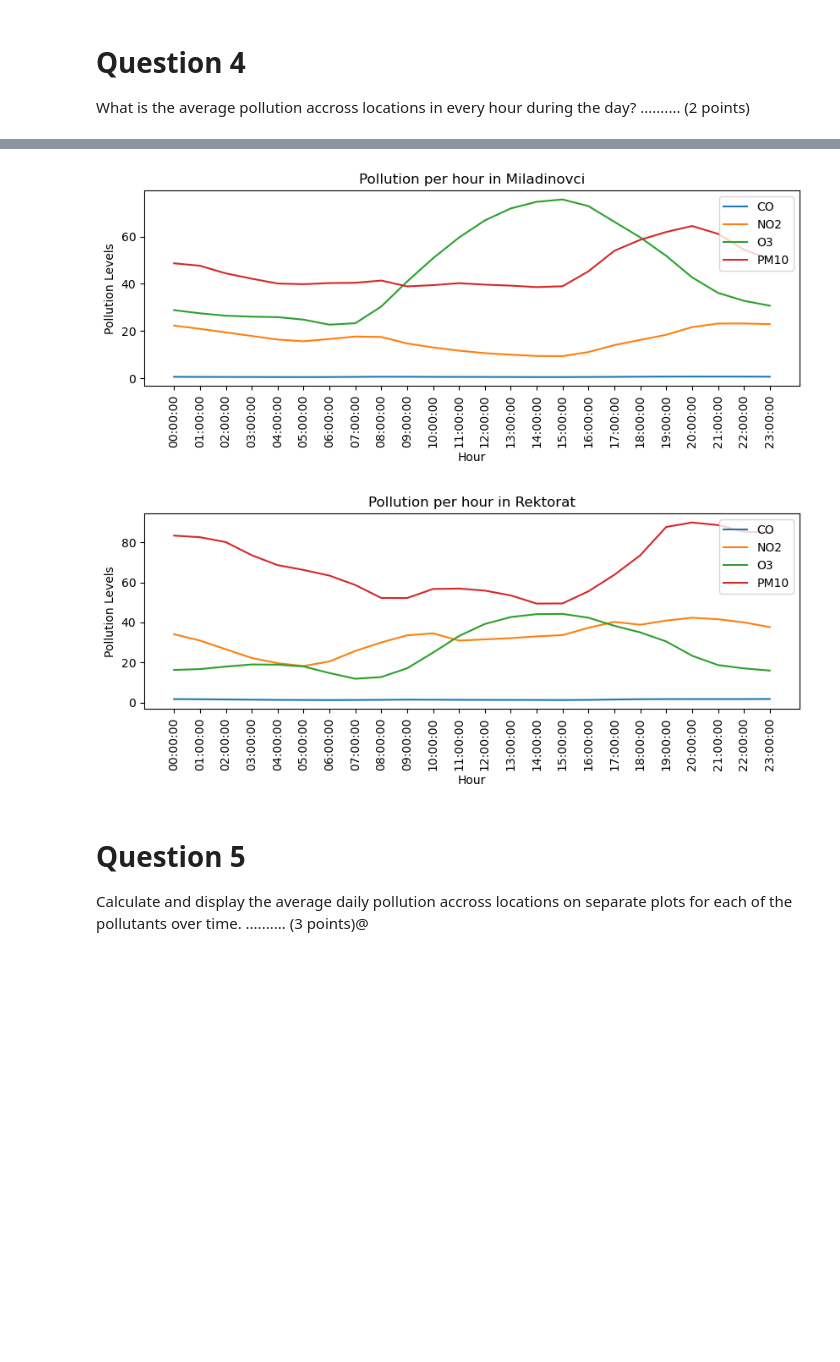
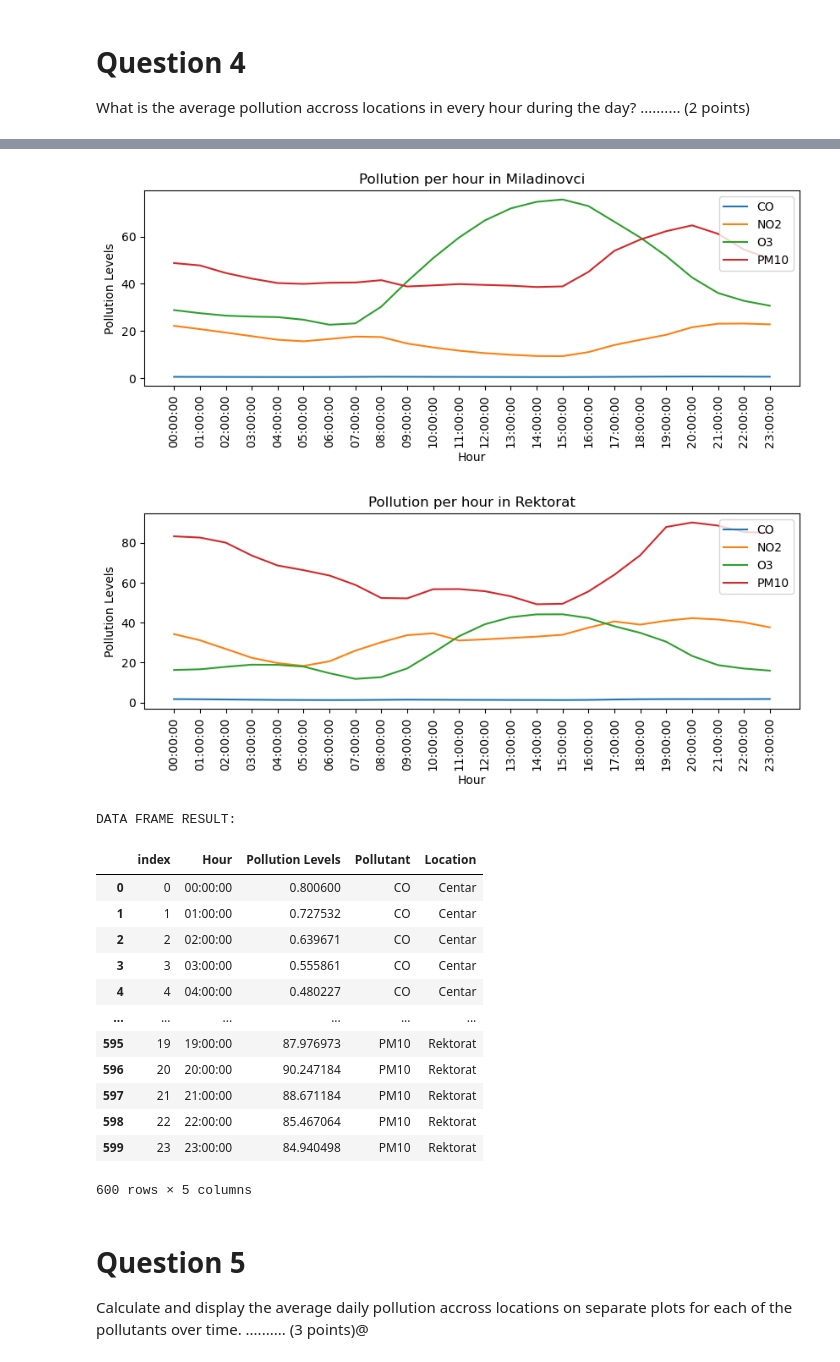
Before and after one commit to zdravozdravo/air-pollution-repo, a Jupyter notebook: 03 Air Pollution.ipynb, the cells around one changed output, grey strips where cells are left out. Cells and saved outputs as stored; diff of their text form; code cells hidden in the pictures; blank space fills up the shorter version.

```diff
--- a/03 Air Pollution.ipynb
+++ b/03 Air Pollution.ipynb
@@ -374,7 +371,6 @@ In Rektorat the highest PM10 polltuion on average happens in December with a val
 What is the average pollution accross locations in every hour during the day?  .......... (2 points)
 # %%
 # Solution
-
 
 # USED IN THE PLOTTING FUNCTION
 hour = [ str(time) for time in df['datetime'].dt.time.unique() ]
@@ -382,33 +378,56 @@ hour = [ str(time) for time in df['datetime'].dt.time.unique() ]
 # USED IN THE LOOPS
 location_list = [ loc for loc in df.columns[:6]]
 pollutants_list = [ pollutant for pollutant in df['pollutant_type'].unique() ]
+
+q4_df_final = pd.DataFrame()
 
 
 for location in location_list:
     plt.figure(figsize=(10, 3))
     for pollutant in pollutants_list:
         q4_df = df[df['pollutant_type'] == pollutant]
         q4_df = q4_df[[location , 'datetime', 'pollutant_type']].groupby(q4_df['datetime'].dt.time).mean()
 
         # AKO BIGGEST VALUE NE E NAN TOGAS NAPRAJ PLOT, ELSE NE PRAVI NISTO
         if str(q4_df.sort_values(by=location, ascending=False).values[0][0]) != 'nan':
             data_to_plot = pd.DataFrame()
             data_to_plot['Hour'] = np.array(hour)
             data_to_plot['Pollution Levels'] = q4_df.values
+            data_to_plot['Pollutant'] = pollutant
+            data_to_plot['Location'] = location
 
             sns.lineplot(data=data_to_plot, x='Hour', y='Pollution Levels', label=pollutant)
+            q4_df_final = pd.concat([q4_df_final, data_to_plot])
 
     plt.title(f'Pollution per hour in {location}')
     plt.xticks(rotation=90)
     plt.legend(loc="upper right")
     plt.show()
+
+q4_df_final.reset_index(inplace=True)
+print('DATA FRAME RESULT:')
+q4_df_final
 # %% [output]
 [figure]
 [figure]
 [figure]
 [figure]
 [figure]
 [figure]
+DATA FRAME RESULT:
+|  | index | Hour | Pollution Levels | Pollutant | Location |
+| 0 | 0 | 00:00:00 | 0.800600 | CO | Centar |
+| 1 | 1 | 01:00:00 | 0.727532 | CO | Centar |
+| 2 | 2 | 02:00:00 | 0.639671 | CO | Centar |
+| 3 | 3 | 03:00:00 | 0.555861 | CO | Centar |
+| 4 | 4 | 04:00:00 | 0.480227 | CO | Centar |
+| ... | ... | ... | ... | ... | ... |
+| 595 | 19 | 19:00:00 | 87.976973 | PM10 | Rektorat |
+| 596 | 20 | 20:00:00 | 90.247184 | PM10 | Rektorat |
+| 597 | 21 | 21:00:00 | 88.671184 | PM10 | Rektorat |
+| 598 | 22 | 22:00:00 | 85.467064 | PM10 | Rektorat |
+| 599 | 23 | 23:00:00 | 84.940498 | PM10 | Rektorat |
+600 rows × 5 columns
 # %% [markdown]
 # Question 5
 
```
Also changed, not shown: parts of 5 cells of this notebook.
